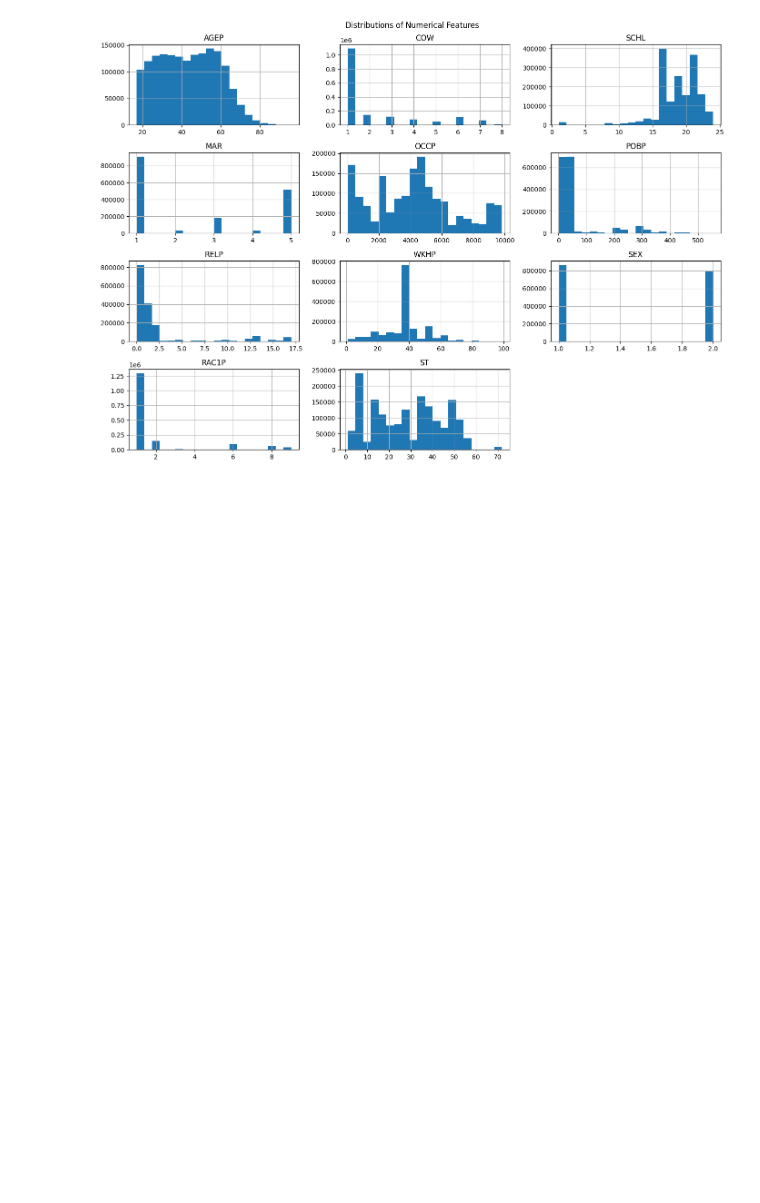
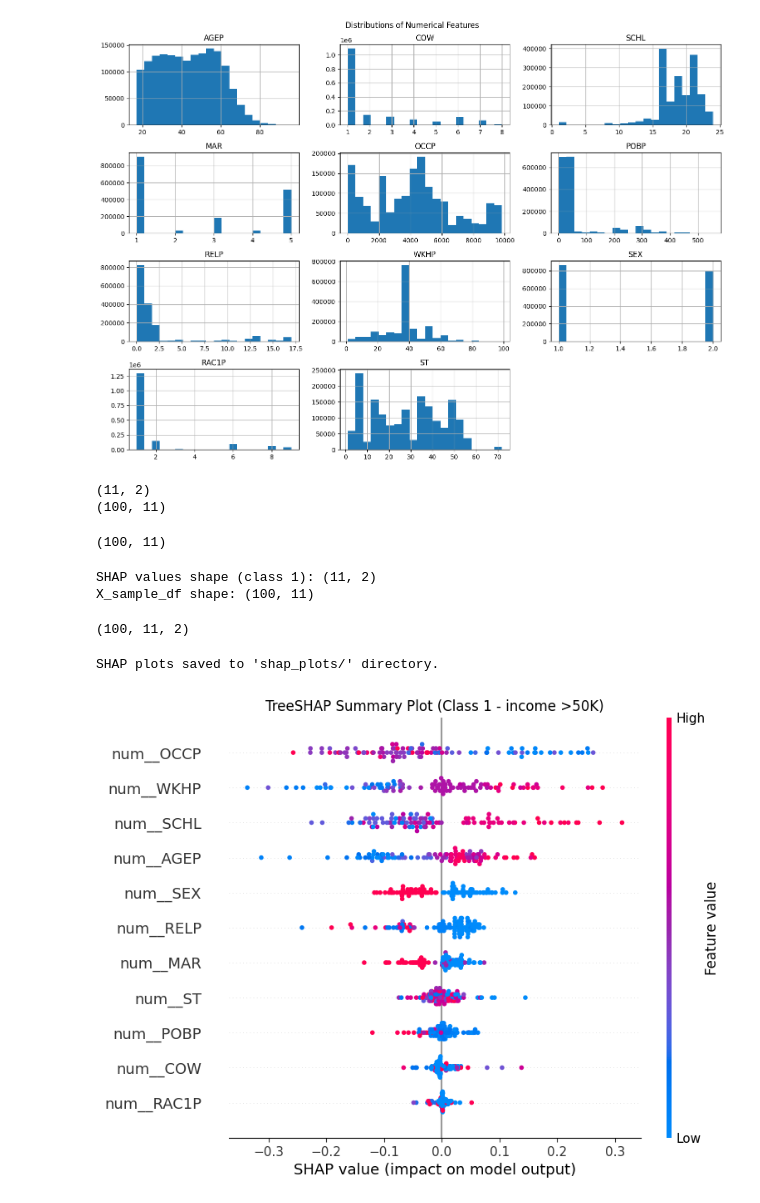
Before and after one commit to balad06/Post-Hoc-Explainability, a Jupyter notebook: notebooks/preprocessing.ipynb, the cells around one changed output. Cells and saved outputs as stored; diff of their text form; code cells hidden in the pictures; blank space fills up the shorter version.

Commit message:
tree shap implementation

```diff
--- a/notebooks/preprocessing.ipynb
+++ b/notebooks/preprocessing.ipynb
@@ -18,6 +20,8 @@ df = pd.DataFrame(dataset['data'], columns=[attr[0] for attr in dataset['attribu
 
 # Save as CSV (optional)
 df.to_csv("adult_income.csv", index=False)
+# %%
+df = pd.read_csv(r"../data/adult_income.csv")
 # %%
 print(df.shape)
 print(df.head())
@@ -139,0 +159,55 @@ plt.show()
+# %%
+import numpy as np
+print(np.array(shap_values[1]).shape) # Should be (100, 11)
+print(X_sample_df.shape)
+# %% [output]
+(11, 2)
+(100, 11)
+# %%
+# Sample 100 rows from raw training data
+X_sample_raw = X_train.sample(n=100, random_state=42)
+
+
+X_sample_transformed = rf_pipeline.named_steps['preprocessor'].transform(X_sample_raw)
+
+
+if hasattr(X_sample_transformed, "toarray"):
+    X_sample_transformed = X_sample_transformed.toarray()
+
+
+feature_names = rf_pipeline.named_steps['preprocessor'].get_feature_names_out()
+
+
+X_sample_df = pd.DataFrame(X_sample_transformed, columns=feature_names)
+print(X_sample_df.shape)
+# %% [output]
+(100, 11)
+# %%
+rf_model = rf_pipeline.named_steps['classifier']
+explainer = shap.TreeExplainer(rf_model)
+# %%
+# Compute SHAP values (note: for classification, returns list per class)
+shap_values = explainer.shap_values(X_sample_df)
+
+# Check shapes
+print("SHAP values shape (class 1):", np.array(shap_values[1]).shape)
+print("X_sample_df shape:", X_sample_df.shape)
+# %% [output]
+SHAP values shape (class 1): (11, 2)
+X_sample_df shape: (100, 11)
+# %%
+shap_values.shape
+# %% [output]
+(100, 11, 2)
+# %%
+shap.summary_plot(shap_values[:, :, 1], X_sample_df, show=False)
+plt.title("TreeSHAP Summary Plot (Class 1 - income >50K)")
+# plt.savefig("shap_plots/summary_plot_class1.png")
+# plt.close()
+
+# Bar plot of average absolute SHAP values
+
+print("SHAP plots saved to 'shap_plots/' directory.")
+# %% [output]
+SHAP plots saved to 'shap_plots/' directory.
+[figure, added]
```
Also changed, not shown: parts of 3 cells of this notebook, 2 other files.
